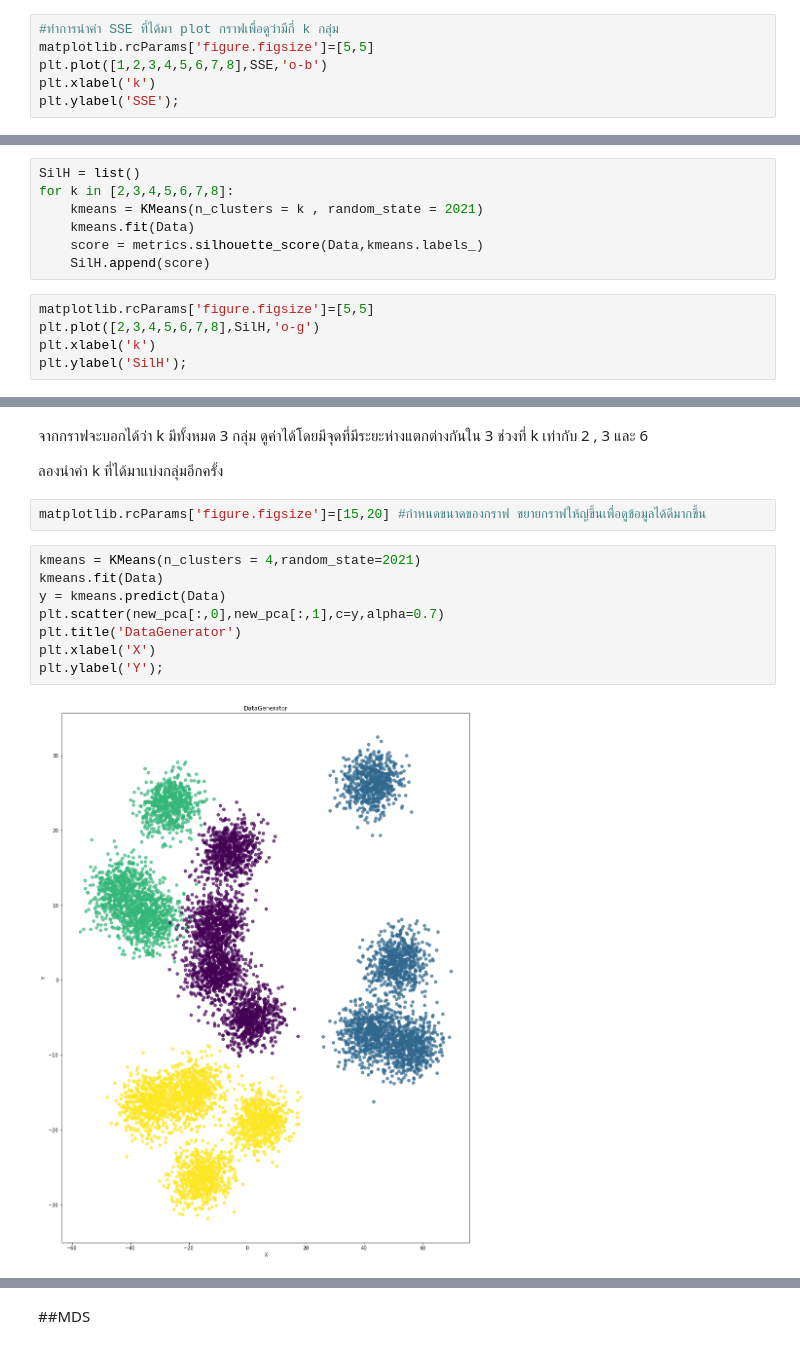
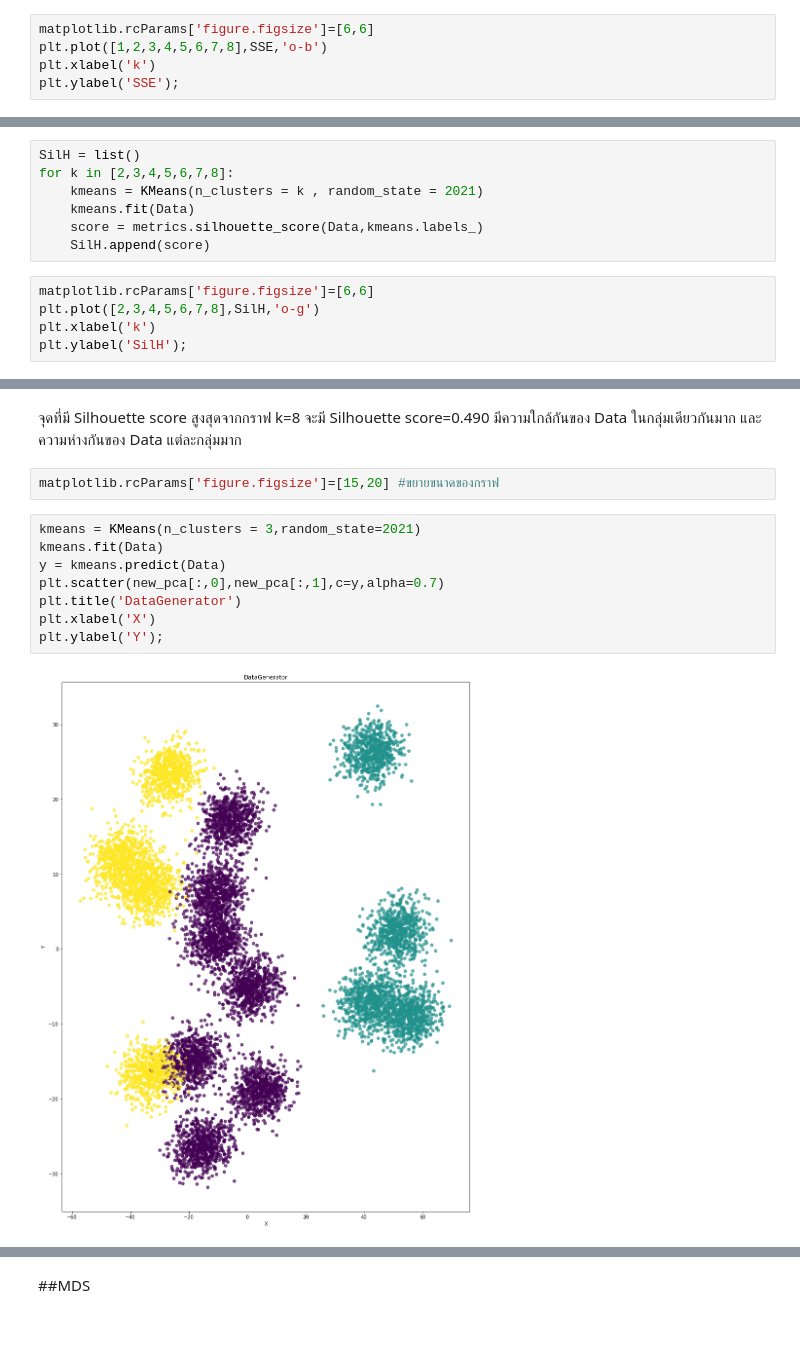
Before and after one commit to Thitichaya2000/multivariate, a Jupyter notebook: Multivariate_Exam.ipynb, the cells around one changed output, grey strips where cells are left out. Saved outputs shown, nothing was run; the diff lists cells and outputs as text.

```diff
--- a/Multivariate_Exam.ipynb
+++ b/Multivariate_Exam.ipynb
@@ -169,8 +164,7 @@ SSE
  6150175.424016003,
  5136927.9223541105]
 # %%
-#ทำการนำค่า SSE ที่ได้มา plot กราฟเพื่อดูว่ามีกี่ k กลุ่ม
-matplotlib.rcParams['figure.figsize']=[5,5]
+matplotlib.rcParams['figure.figsize']=[6,6]
 plt.plot([1,2,3,4,5,6,7,8],SSE,'o-b')
 plt.xlabel('k')
 plt.ylabel('SSE');
@@ -190,7 +184,7 @@ for k in [2,3,4,5,6,7,8]:
     score = metrics.silhouette_score(Data,kmeans.labels_)
     SilH.append(score)
 # %%
-matplotlib.rcParams['figure.figsize']=[5,5]
+matplotlib.rcParams['figure.figsize']=[6,6]
 plt.plot([2,3,4,5,6,7,8],SilH,'o-g')
 plt.xlabel('k')
 plt.ylabel('SilH');
@@ -199,16 +193,14 @@ plt.ylabel('SilH');
-# %% [markdown]
-จากกราฟจะบอกได้ว่า k มีทั้งหมด 3 กลุ่ม ดูค่าได้โดยมีจุดที่มีระยะห่างแตกต่างกันใน 3 ช่วงที่ k เท่ากับ 2 , 3 และ 6
-
-ลองนำค่า k ที่ได้มาแบ่งกลุ่มอีกครั้ง
+# %% [markdown]
+จุดที่มี Silhouette score สูงสุดจากกราฟ k=8 จะมี Silhouette score=0.490 มีความใกล้กันของ Data ในกลุ่มเดียวกันมาก และความห่างกันของ Data แต่ละกลุ่มมาก
 # %%
-matplotlib.rcParams['figure.figsize']=[15,20] #กำหนดขนาดของกราฟ ขยายกราฟให้ญ่ขึ้นเพื่อดูข้อมูลได้ดีมากขึ้น
+matplotlib.rcParams['figure.figsize']=[15,20] #ขยายขนาดของกราฟ
 # %%
-kmeans = KMeans(n_clusters = 4,random_state=2021)
+kmeans = KMeans(n_clusters = 3,random_state=2021)
 kmeans.fit(Data)
 y = kmeans.predict(Data)
 plt.scatter(new_pca[:,0],new_pca[:,1],c=y,alpha=0.7)
 plt.title('DataGenerator')
 plt.xlabel('X')
 plt.ylabel('Y');
 # %% [output]
-[figure, old version]
+[figure, new version]
```
Also changed, not shown: parts of 14 cells of this notebook.
